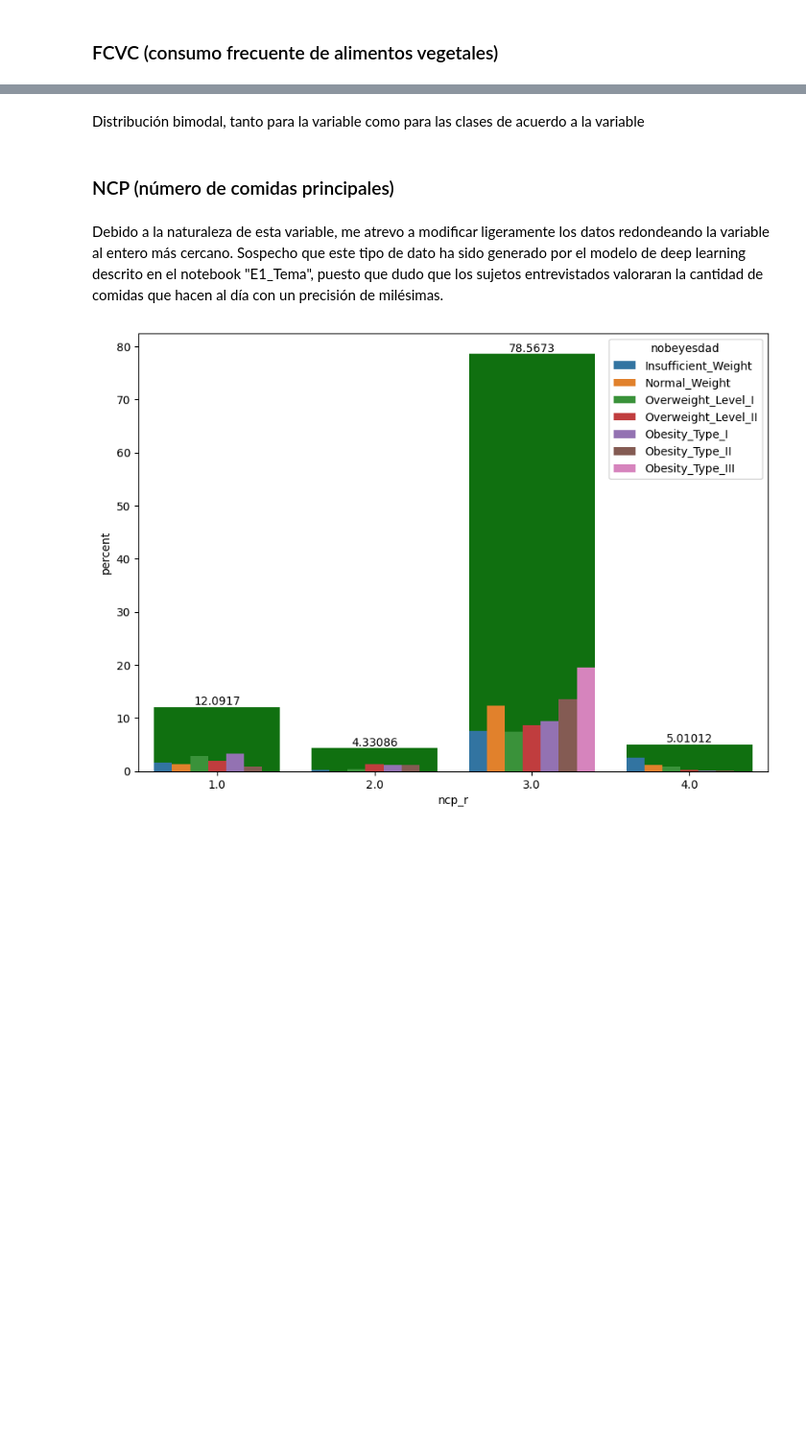
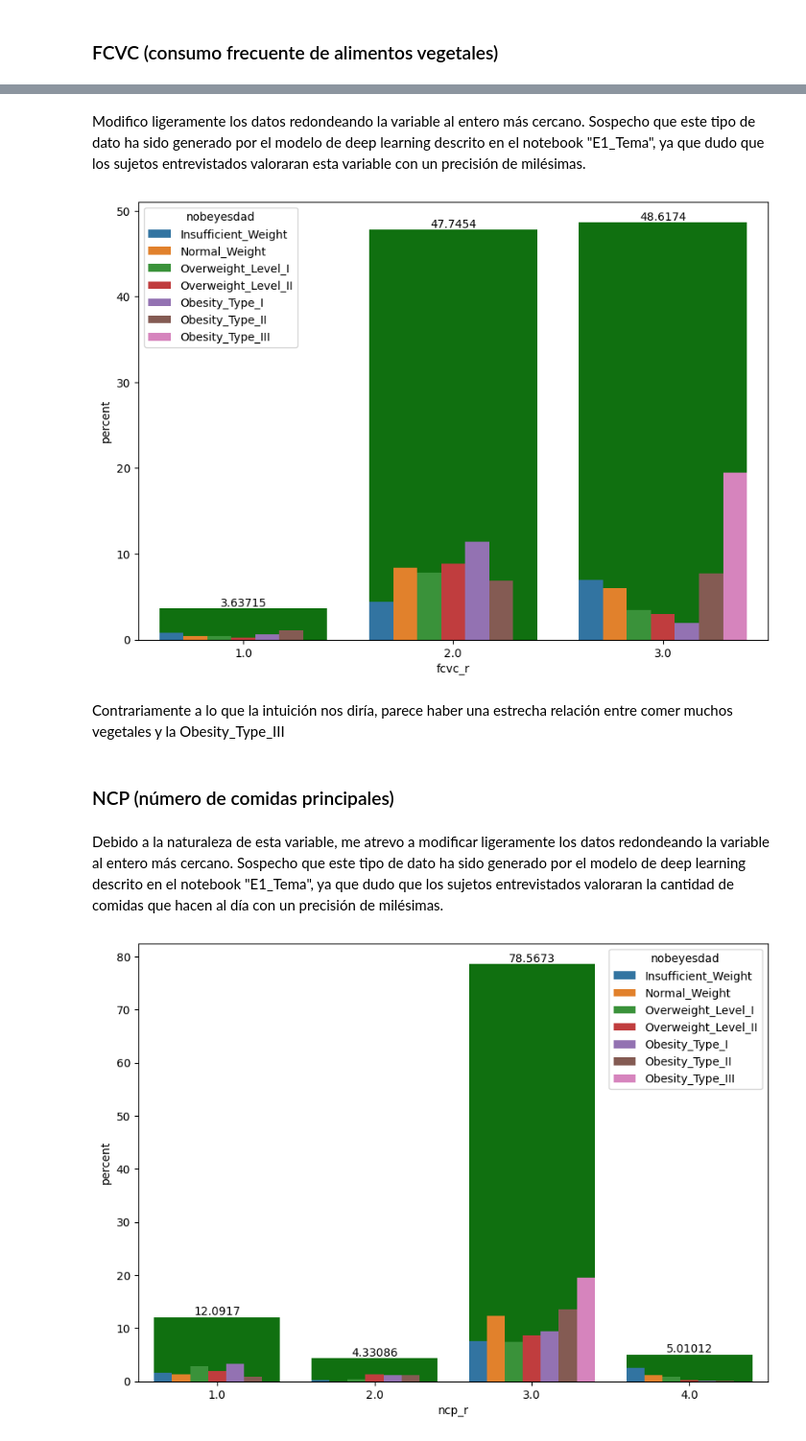
Before and after one commit to rodarribas/MachineLearning_ObesityRisk, a Jupyter notebook: notebooks/1_EDA.ipynb, the cells around one changed output, grey strips where cells are left out. Shown at 96% size. Drawn from its saved outputs; the diff is of its cells as text; code cells hidden in the pictures; blank space fills up the shorter version.

```diff
--- a/notebooks/1_EDA.ipynb
+++ b/notebooks/1_EDA.ipynb
@@ -326,2 +308,2 @@ Outlier percentage: 0.0 %
-# %% [markdown]
-Distribución bimodal, tanto para la variable como para las clases de acuerdo a la variable
+# %% [markdown]
+Modifico ligeramente los datos redondeando la variable al entero más cercano. Sospecho que este tipo de dato ha sido generado por el modelo de deep learning descrito en el notebook "E1_Tema", ya que dudo que los sujetos entrevistados valoraran esta variable con un precisión de milésimas.
@@ -328,7 +312,19 @@ Distribución bimodal, tanto para la variable como para las clases de acuerdo a
+# %%
+plt.figure(figsize=(10,7))
+
+ax = sns.countplot(data=train, x='fcvc_r', stat='percent', color='g')
+for container in ax.containers:
+    ax.bar_label(container);
+
+sns.countplot(data=train, x='fcvc_r', stat='percent', hue='nobeyesdad');
+# %% [output]
+[figure, added]
+# %% [markdown]
+Contrariamente a lo que la intuición nos diría, parece haber una estrecha relación entre comer muchos vegetales y la Obesity_Type_III
 # %% [markdown]
 ### NCP (número de comidas principales)
 # %% [markdown]
-Debido a la naturaleza de esta variable, me atrevo a modificar ligeramente los datos redondeando la variable al entero más cercano. Sospecho que este tipo de dato ha sido generado por el modelo de deep learning descrito en el notebook "E1_Tema", puesto que dudo que los sujetos entrevistados valoraran la cantidad de comidas que hacen al día con un precisión de milésimas.
+Debido a la naturaleza de esta variable, me atrevo a modificar ligeramente los datos redondeando la variable al entero más cercano. Sospecho que este tipo de dato ha sido generado por el modelo de deep learning descrito en el notebook "E1_Tema", ya que dudo que los sujetos entrevistados valoraran la cantidad de comidas que hacen al día con un precisión de milésimas.
 # %%
 train['ncp_r'] = round(train.ncp)
 # %%
```
Also changed, not shown: parts of 19 cells of this notebook, 8 other files.
